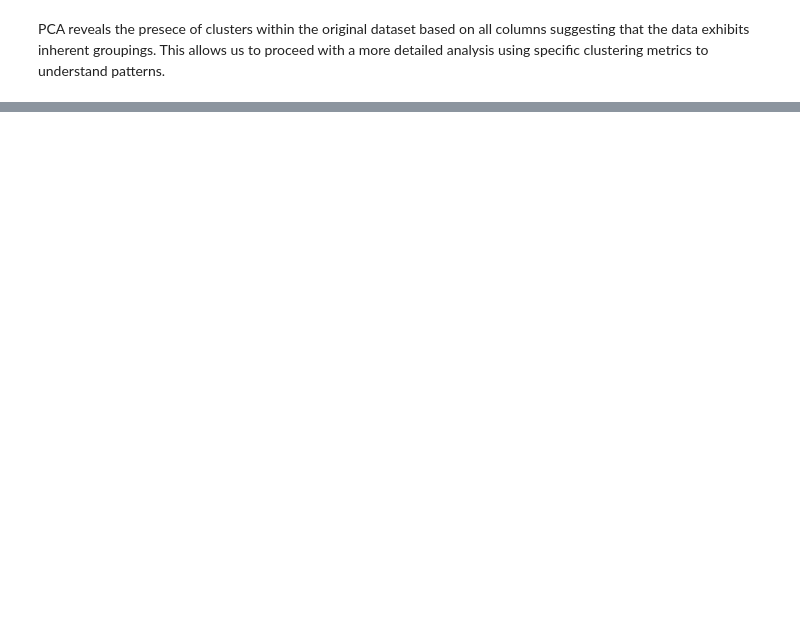
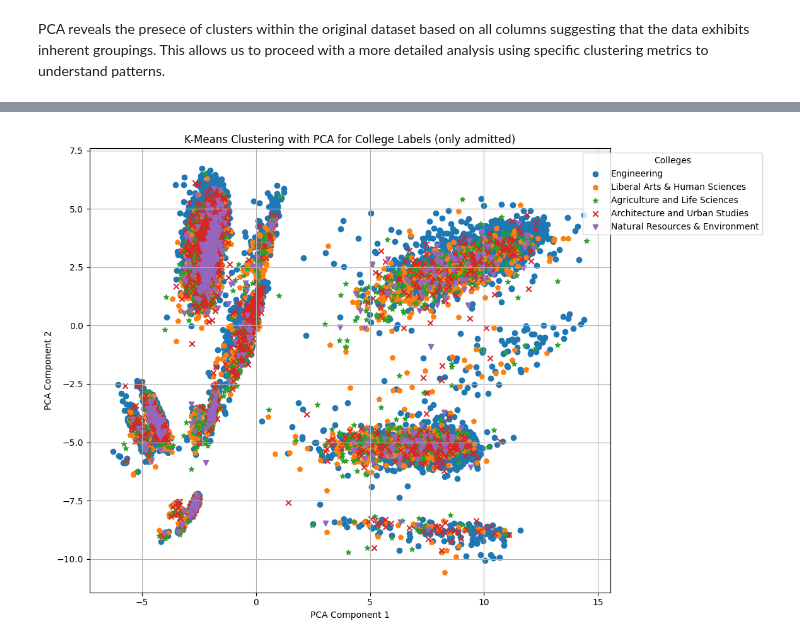
Before and after one commit to fractaloffugue/cs5805, a Jupyter notebook: improved.ipynb, the cells around one changed output, grey strips where cells are left out. Drawn from its saved outputs; the diff is of its cells as text; code cells hidden in the pictures; blank space fills up the shorter version.

```diff
--- a/improved.ipynb
+++ b/improved.ipynb
@@ -250,0 +320,65 @@ print(clusters)
+# %%
+import numpy as np
+import matplotlib.pyplot as plt
+from sklearn.decomposition import PCA
+from sklearn.cluster import KMeans
+from sklearn.preprocessing import StandardScaler
+
+def kmeans_pca_college(npy_file_path, label_file_path, n_clusters=3):
+    # Step 1: Load data and labels
+    scaler = StandardScaler()
+    layer1_rep = np.load(npy_file_path)
+    labels_one_hot = np.load(label_file_path)
+
+    # Convert one-hot encoded labels to integer labels
+    labels = np.argmax(labels_one_hot, axis=1)
+
+    # Define college label mappings
+    college_labels = {
+        0: 'Engineering',
+        1: 'College of Science',
+        2: 'Business',
+        3: 'Interdisciplinary',
+        4: 'Liberal Arts & Human Sciences',
+        5: 'Agriculture and Life Sciences',
+        6: 'Architecture and Urban Studies',
+        7: 'Natural Resources & Environment'
+    }
+
+    # Map labels to markers for differentiation
+    shape_dict = {0: 'o', 1: 's', 2: '^', 3: 'D', 4: 'p', 5: '*', 6: 'x', 7: 'v'}
+
+    # Standardize the data
+    data_standardized = scaler.fit_transform(layer1_rep)
+
+    # Step 2: Perform KMeans Clustering
+    kmeans = KMeans(n_clusters=n_clusters, random_state=42)
+    kmeans.fit(data_standardized)
+    cluster_labels = kmeans.labels_
+
+    # Step 3: PCA for Visualization
+    pca = PCA(n_components=2)
+    reduced_data = pca.fit_transform(data_standardized)
+
+    # Step 4: Plot with markers and labels for colleges
+    plt.figure(figsize=(12, 8))
+    for college_label in np.unique(labels):
+        indices = (labels == college_label)
+        plt.scatter(
+            reduced_data[indices, 0], reduced_data[indices, 1],
+            marker=shape_dict.get(college_label, 'o'),
+            label=college_labels.get(college_label, f"Unknown {college_label}")
+        )
+
+    # Add plot details
+    plt.title("K-Means Clustering with PCA for College Labels (only admitted)")
+    plt.xlabel("PCA Component 1")
+    plt.ylabel("PCA Component 2")
+    plt.legend(title="Colleges", loc="upper right", bbox_to_anchor=(1.3, 1))
+    plt.grid(True)
+    plt.tight_layout()
+    plt.show()
+
+kmeans_pca_college('data/original/filtered_layer1_rep_admitted.npy', 'data/original/filtered_label_college_admitted.npy', n_clusters=3)
+# %% [output]
+[figure, added]
```
Also changed, not shown: parts of 9 cells of this notebook, 14 other files.
